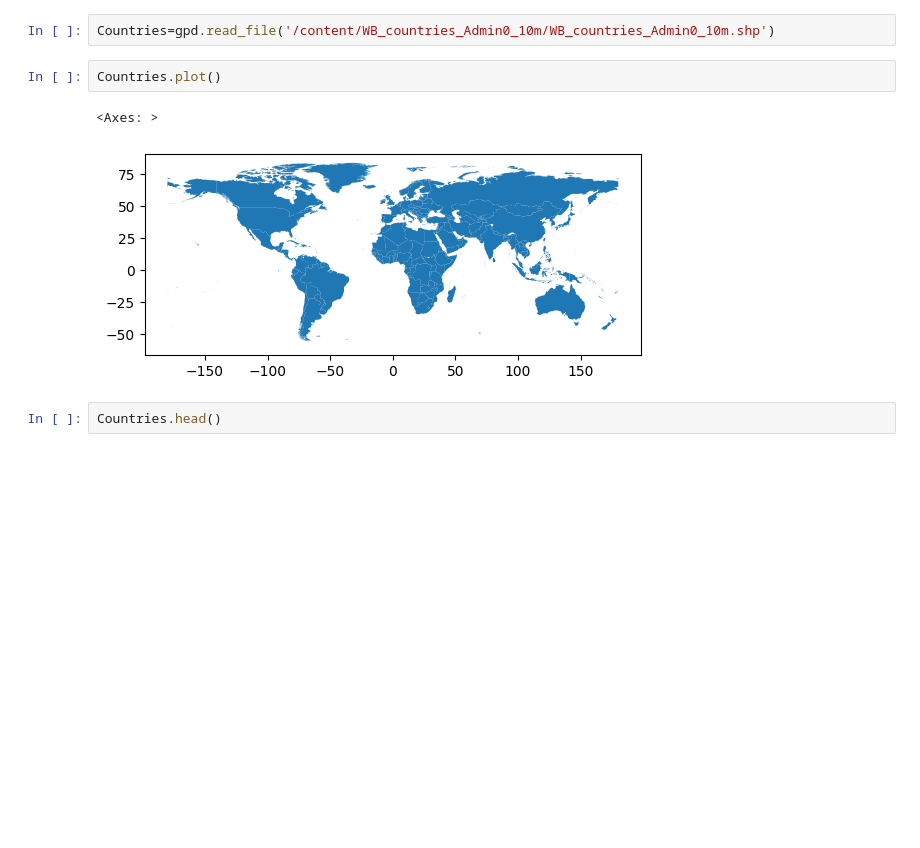
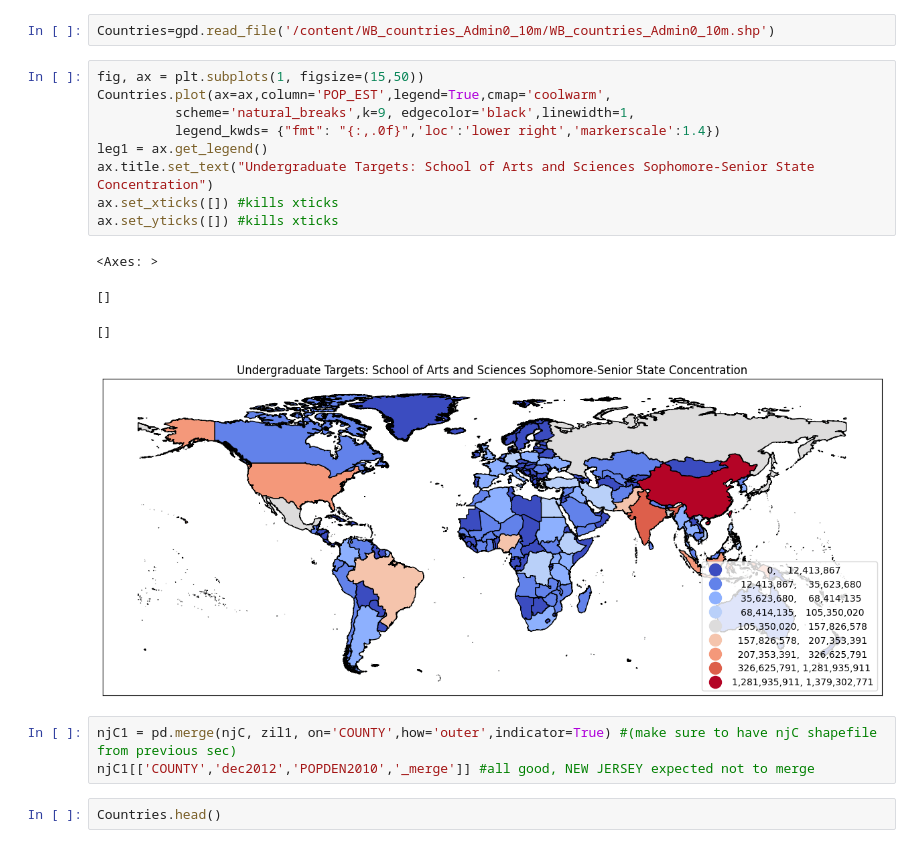
Before and after one commit to ewattudo/gis, a Jupyter notebook: PS1.ipynb, the cells around one changed output. Drawn from its saved outputs; the diff is of its cells as text; blank space fills up the shorter version.

```diff
--- a/PS1.ipynb
+++ b/PS1.ipynb
@@ -401,10 +475,22 @@ Since the Graduate School's catchment area is global, I want to experiment with
 # %%
 Countries=gpd.read_file('/content/WB_countries_Admin0_10m/WB_countries_Admin0_10m.shp')
-# %%
-Countries.plot()
-# %% [output]
-<Axes: >
-[figure, removed]
+# %%
+fig, ax = plt.subplots(1, figsize=(15,50))
+Countries.plot(ax=ax,column='POP_EST',legend=True,cmap='coolwarm',
+          scheme='natural_breaks',k=9, edgecolor='black',linewidth=1,
+          legend_kwds= {"fmt": "{:,.0f}",'loc':'lower right','markerscale':1.4})
+leg1 = ax.get_legend()
+ax.title.set_text("Undergraduate Targets: School of Arts and Sciences Sophomore-Senior State Concentration")
+ax.set_xticks([]) #kills xticks
+ax.set_yticks([]) #kills xticks
+# %% [output]
+<Axes: >
+[]
+[]
+[figure, added]
+# %%
+njC1 = pd.merge(njC, zil1, on='COUNTY',how='outer',indicator=True) #(make sure to have njC shapefile from previous sec)
+njC1[['COUNTY','dec2012','POPDEN2010','_merge']] #all good, NEW JERSEY expected not to merge
 # %%
 Countries.head()
 # %% [output]
```
Also changed, not shown: parts of 11 cells of this notebook.
